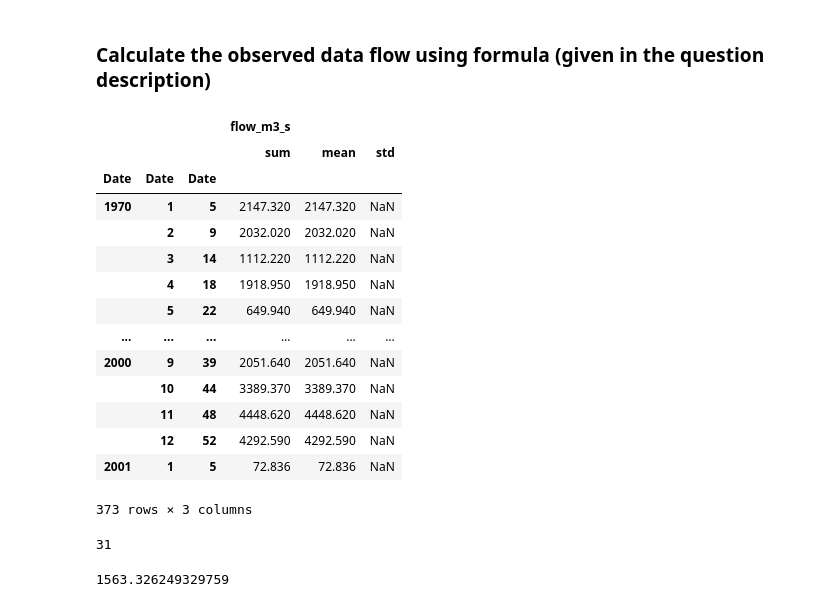
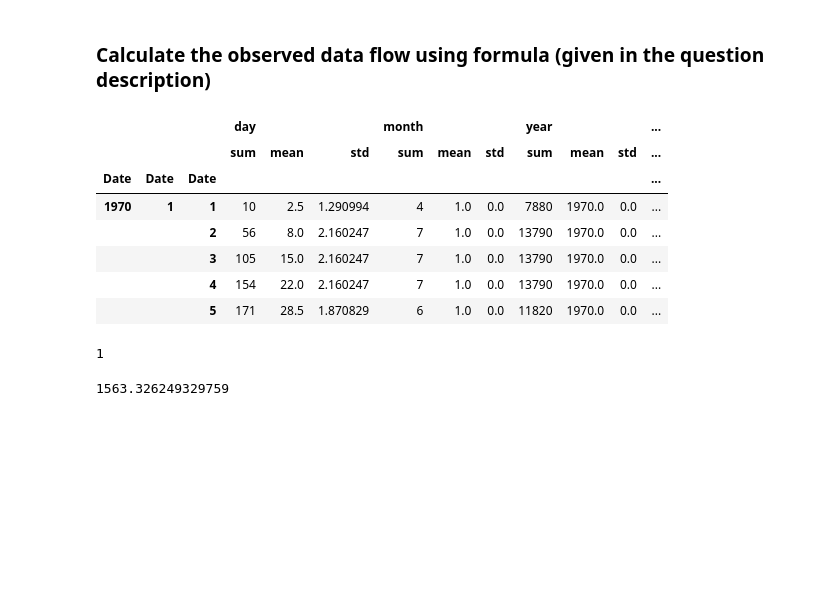
Before and after one commit to Hamxea/testing_pop_pojects, a Jupyter notebook: solutions/Q7/Q7b.ipynb, the cells around one changed output. Drawn from its saved outputs; the diff is of its cells as text; code cells hidden in the pictures; blank space fills up the shorter version.

```diff
--- a/solutions/Q7/Q7b.ipynb
+++ b/solutions/Q7/Q7b.ipynb
@@ -106,27 +78,20 @@ monthly_flow_data_series
 # %% [markdown]
 ### Calculate the observed data flow using formula (given in the question description)
 # %%
-monthly_flow_data_series.groupby([monthly_flow_data_series['Date'].dt.year, monthly_flow_data_series['Date'].dt.month, monthly_flow_data_series['Date'].dt.week]).agg(['sum', 'mean', 'std'])
+flow_data_copy.groupby([flow_data_copy['Date'].dt.year, flow_data_copy['Date'].dt.month, flow_data_copy['Date'].dt.week]).agg(['sum', 'mean', 'std']).head(5)
 # %% [output]
-|  |  |  | flow_m3_s |  |  |
-|  |  |  | sum | mean | std |
-| Date | Date | Date |  |  |  |
-| 1970 | 1 | 5 | 2147.320 | 2147.320 | NaN |
-|  | 2 | 9 | 2032.020 | 2032.020 | NaN |
-|  | 3 | 14 | 1112.220 | 1112.220 | NaN |
-|  | 4 | 18 | 1918.950 | 1918.950 | NaN |
-|  | 5 | 22 | 649.940 | 649.940 | NaN |
-| ... | ... | ... | ... | ... | ... |
-| 2000 | 9 | 39 | 2051.640 | 2051.640 | NaN |
-|  | 10 | 44 | 3389.370 | 3389.370 | NaN |
-|  | 11 | 48 | 4448.620 | 4448.620 | NaN |
-|  | 12 | 52 | 4292.590 | 4292.590 | NaN |
-| 2001 | 1 | 5 | 72.836 | 72.836 | NaN |
+|  |  |  | day |  |  | month |  |  | year |  |  | ... |
+|  |  |  | sum | mean | std | sum | mean | std | sum | mean | std | ... |
+| Date | Date | Date |  |  |  |  |  |  |  |  |  | ... |
+| 1970 | 1 | 1 | 10 | 2.5 | 1.290994 | 4 | 1.0 | 0.0 | 7880 | 1970.0 | 0.0 | ... |
+|  |  | 2 | 56 | 8.0 | 2.160247 | 7 | 1.0 | 0.0 | 13790 | 1970.0 | 0.0 | ... |
+|  |  | 3 | 105 | 15.0 | 2.160247 | 7 | 1.0 | 0.0 | 13790 | 1970.0 | 0.0 | ... |
+|  |  | 4 | 154 | 22.0 | 2.160247 | 7 | 1.0 | 0.0 | 13790 | 1970.0 | 0.0 | ... |
+|  |  | 5 | 171 | 28.5 | 1.870829 | 6 | 1.0 | 0.0 | 11820 | 1970.0 | 0.0 | ... |
-373 rows × 3 columns
 # %%
-int(monthly_flow_data_series.Date.dt.strftime('%d')[0])
+int(flow_data_copy.Date.dt.strftime('%d')[0])
 # %% [output]
-31
+1
 # %%
 u_t = monthly_flow_data_series.flow_m3_s.mean()
 u_t
```
Also changed, not shown: parts of 7 cells of this notebook, 4 other files.
